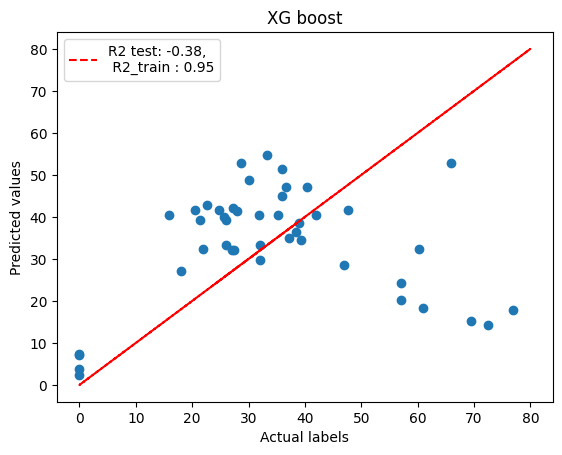
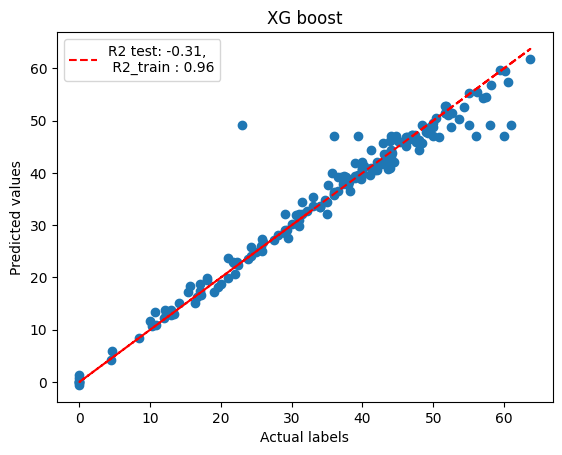
Unified diff of the notebook cell whose output changed from the first chart to the second:
--- before
+++ after
@@ -1,12 +1,12 @@
-best_model = XGBRegressor(**best_para,reg_lambda= 0.1,random_state=42)
+best_model = XGBRegressor(**best_para,random_state=42)
 
 print(best_para)
-best_model.fit(X,y_gas)
+best_model.fit(X,y)
 y_p_tr = best_model.predict(X)
 y_pred = best_model.predict(x_cv)
 
-r2_train = r2_score(y_gas,y_p_tr)
-mse = mean_squared_error(y_gas,y_p_tr)
-mae = mean_absolute_error(y_gas,y_p_tr)
+r2_train = r2_score(y,y_p_tr)
+mse = mean_squared_error(y,y_p_tr)
+mae = mean_absolute_error(y,y_p_tr)
 r2 = r2_score(y_cv,y_pred)
 
@@ -18,5 +18,5 @@
 
 plt.plot(y,y,'r--',label = 'Ideal')
-plt.scatter(y_cv,y_pred,label='Actual prediction')
+plt.scatter(y,y_p_tr,label='Actual prediction')
 plt.xlabel('Actual labels')
 plt.ylabel('Predicted values')

Commit: Upload ML Models